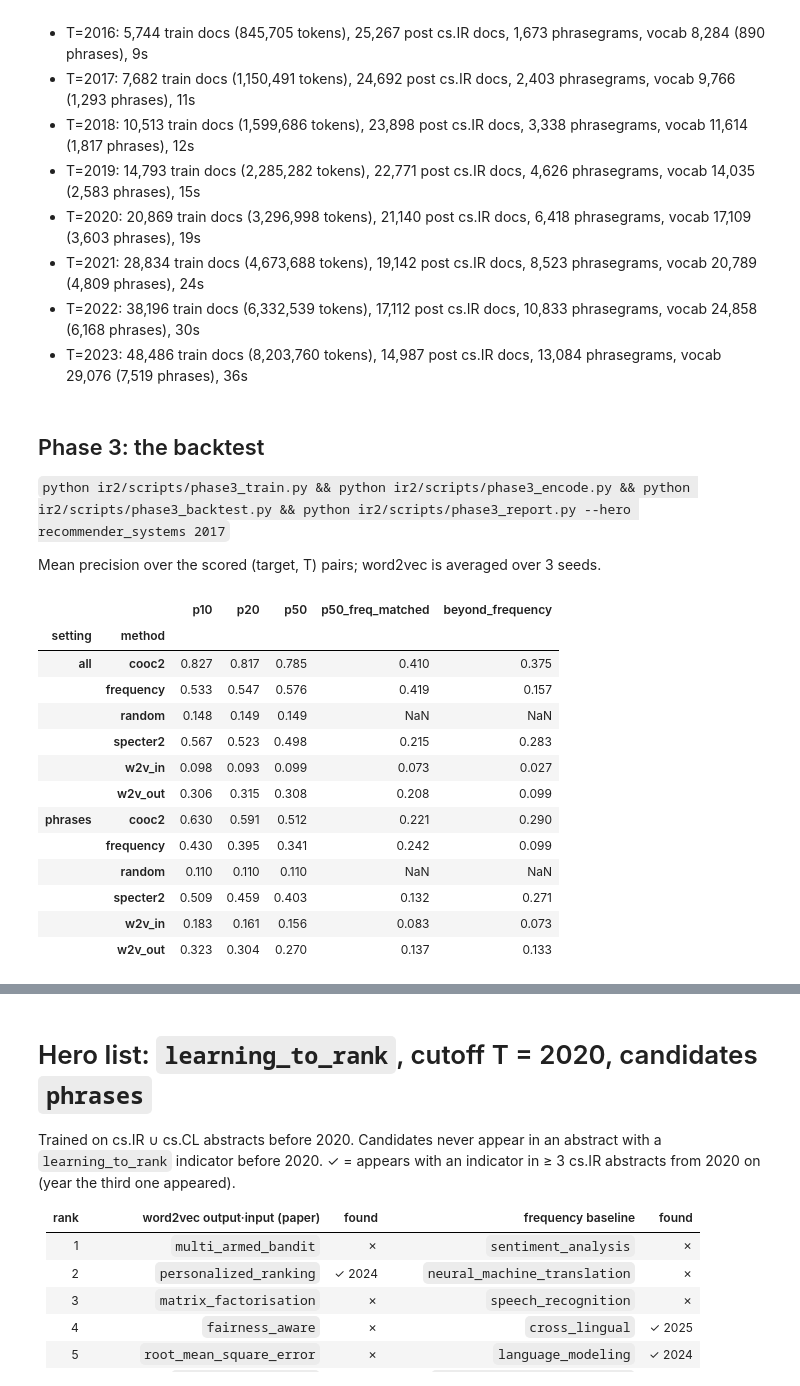
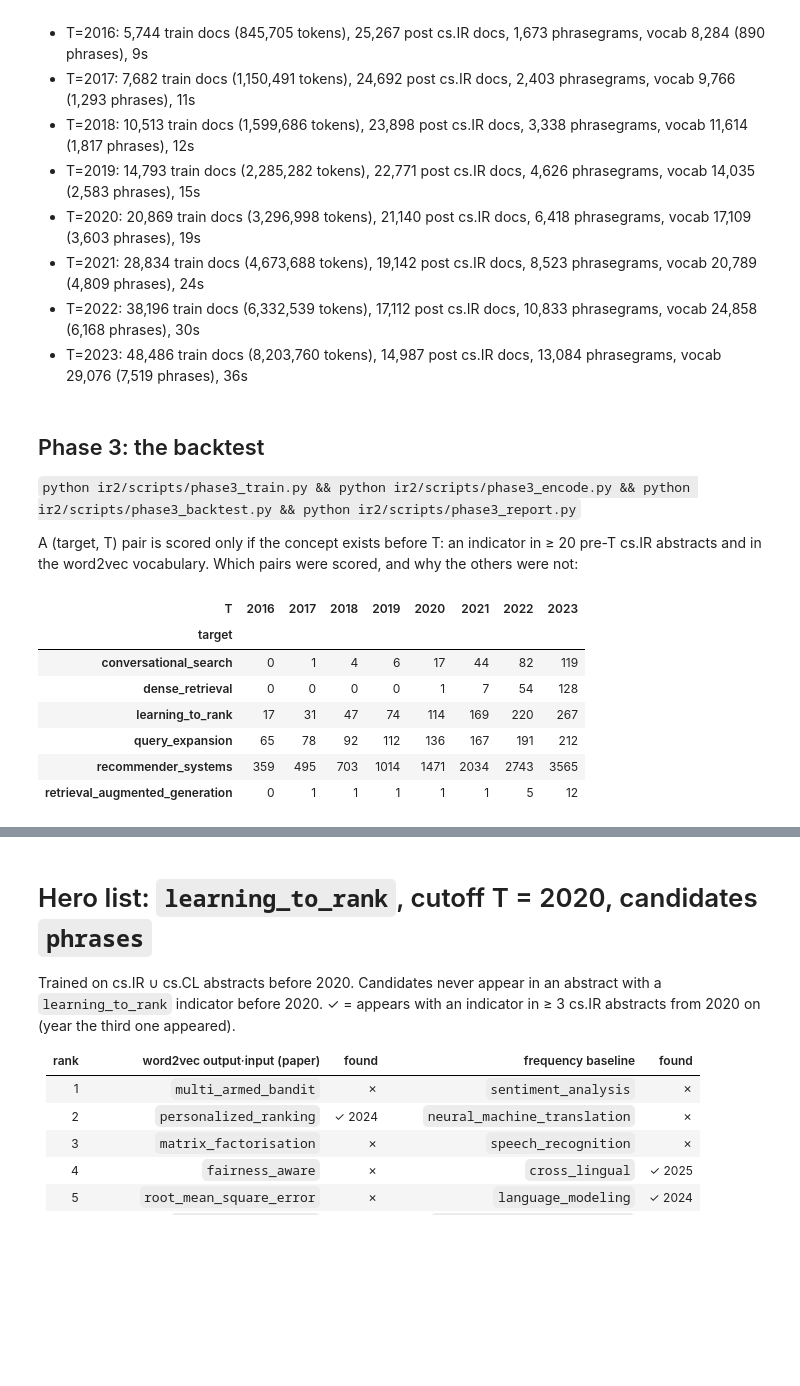
Before and after one commit to alexandre2004costa/mat2vec_IR_experiment, a Jupyter notebook: ir2/reproduce.ipynb, the cells around one changed output, grey strips where cells are left out. Drawn from its saved outputs; the diff is of its cells as text; code cells hidden in the pictures; blank space fills up the shorter version.

```diff
--- a/ir2/reproduce.ipynb
+++ b/ir2/reproduce.ipynb
@@ -54,26 +54,18 @@ show('phase2_cutoffs.md')
 - T=2023: 48,486 train docs (8,203,760 tokens), 14,987 post cs.IR docs, 13,084 phrasegrams, vocab 29,076 (7,519 phrases), 36s
 # %% [markdown]
 ## Phase 3: the backtest
-`python ir2/scripts/phase3_train.py && python ir2/scripts/phase3_encode.py && python ir2/scripts/phase3_backtest.py && python ir2/scripts/phase3_report.py --hero recommender_systems 2017`
+`python ir2/scripts/phase3_train.py && python ir2/scripts/phase3_encode.py && python ir2/scripts/phase3_backtest.py && python ir2/scripts/phase3_report.py`
 
-Mean precision over the scored (target, T) pairs; word2vec is averaged over 3 seeds.
+A (target, T) pair is scored only if the concept exists before T: an indicator in ≥ 20 pre-T cs.IR abstracts and in the word2vec vocabulary. Which pairs were scored, and why the others were not:
-# %%
-bt = pd.read_csv(R / 'backtest.csv')
-bt = bt[bt.w2v_target_in_vocab]
-(bt.groupby(['setting', 'method'])[['p10', 'p20', 'p50', 'p50_freq_matched']].mean()
-   .assign(beyond_frequency=lambda d: d.p50 - d.p50_freq_matched).round(3))
-# %% [output]
-|  |  | p10 | p20 | p50 | p50_freq_matched | beyond_frequency |
-| setting | method |  |  |  |  |  |
-| all | cooc2 | 0.827 | 0.817 | 0.785 | 0.410 | 0.375 |
-|  | frequency | 0.533 | 0.547 | 0.576 | 0.419 | 0.157 |
-|  | random | 0.148 | 0.149 | 0.149 | NaN | NaN |
-|  | specter2 | 0.567 | 0.523 | 0.498 | 0.215 | 0.283 |
-|  | w2v_in | 0.098 | 0.093 | 0.099 | 0.073 | 0.027 |
-|  | w2v_out | 0.306 | 0.315 | 0.308 | 0.208 | 0.099 |
-| phrases | cooc2 | 0.630 | 0.591 | 0.512 | 0.221 | 0.290 |
-|  | frequency | 0.430 | 0.395 | 0.341 | 0.242 | 0.099 |
-|  | random | 0.110 | 0.110 | 0.110 | NaN | NaN |
-|  | specter2 | 0.509 | 0.459 | 0.403 | 0.132 | 0.271 |
-|  | w2v_in | 0.183 | 0.161 | 0.156 | 0.083 | 0.073 |
-|  | w2v_out | 0.323 | 0.304 | 0.270 | 0.137 | 0.133 |
+# %%
+st = pd.read_csv(R / 'backtest_status.csv')
+st.pivot(index='target', columns='T', values='pre_T_target_docs_ir')
+# %% [output]
+| T | 2016 | 2017 | 2018 | 2019 | 2020 | 2021 | 2022 | 2023 |
+| target |  |  |  |  |  |  |  |  |
+| conversational_search | 0 | 1 | 4 | 6 | 17 | 44 | 82 | 119 |
+| dense_retrieval | 0 | 0 | 0 | 0 | 1 | 7 | 54 | 128 |
+| learning_to_rank | 17 | 31 | 47 | 74 | 114 | 169 | 220 | 267 |
+| query_expansion | 65 | 78 | 92 | 112 | 136 | 167 | 191 | 212 |
+| recommender_systems | 359 | 495 | 703 | 1014 | 1471 | 2034 | 2743 | 3565 |
+| retrieval_augmented_generation | 0 | 1 | 1 | 1 | 1 | 1 | 5 | 12 |
```
Also changed, not shown: parts of 17 cells of this notebook, 46 other files.
